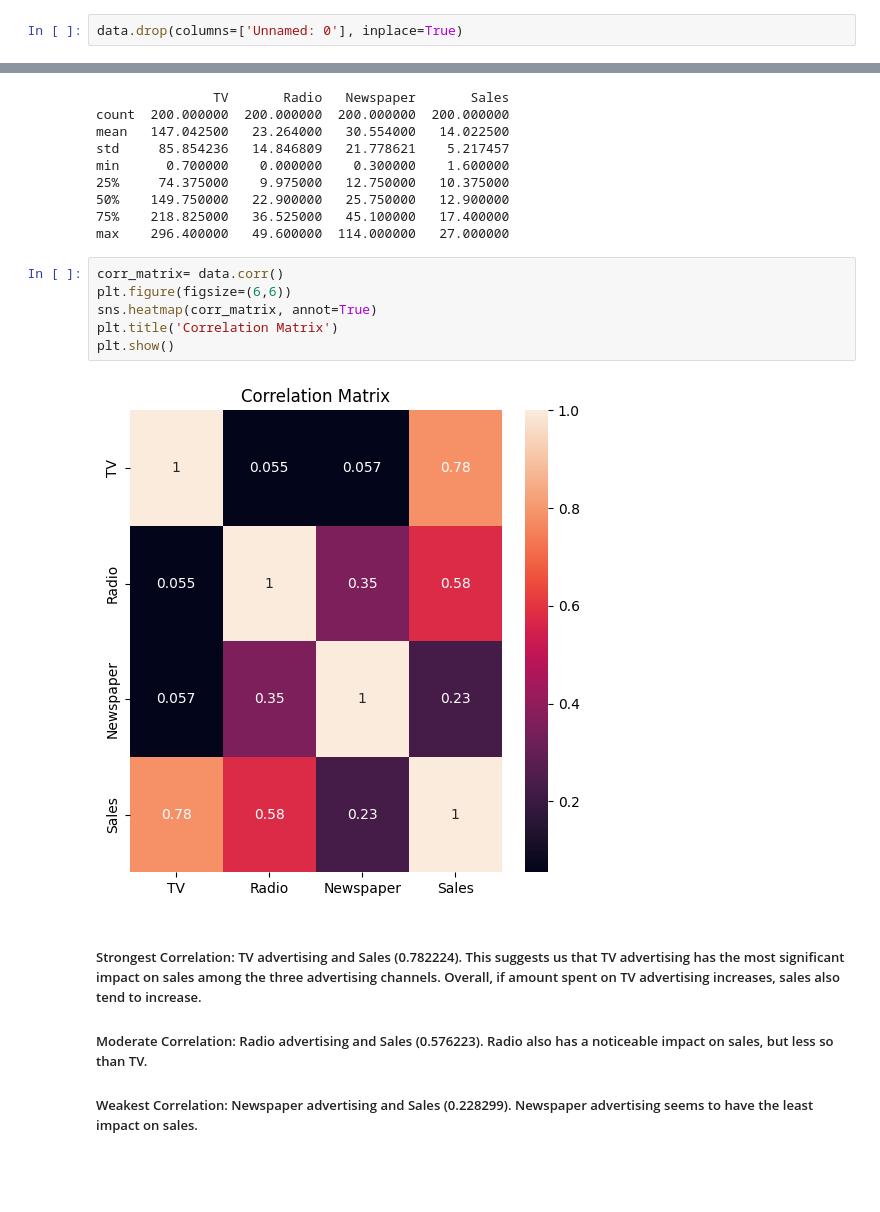
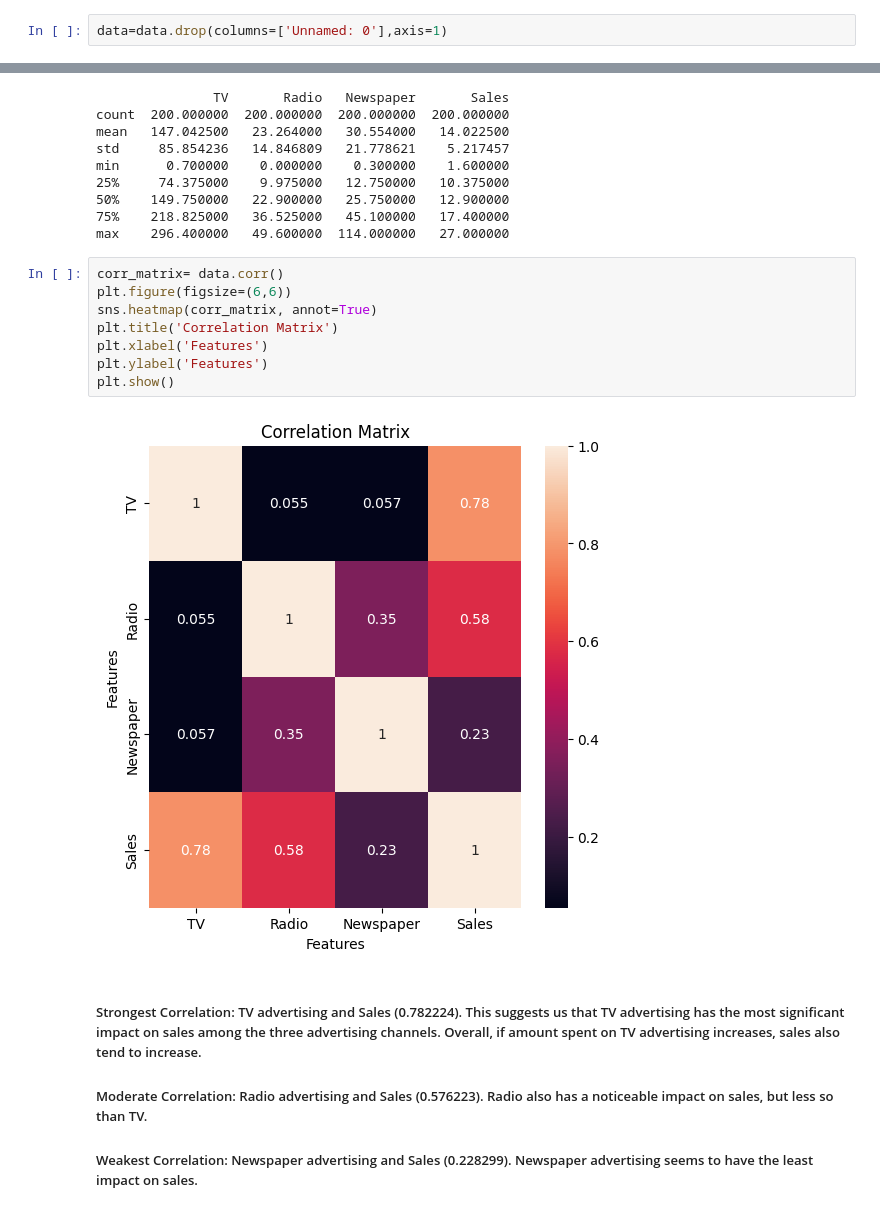
Before and after one commit to Megha211/OIBSIP, a Jupyter notebook: sales_prediction.ipynb, the cells around one changed output, grey strips where cells are left out. Cells and saved outputs as stored; diff of their text form; blank space fills up the shorter version.

```diff
--- a/sales_prediction.ipynb
+++ b/sales_prediction.ipynb
@@ -56,5 +59,5 @@ dtype: int64
 # %%
-data.drop(columns=['Unnamed: 0'], inplace=True)
+data=data.drop(columns=['Unnamed: 0'],axis=1)
 # %%
 data.head()
 # %% [output]
@@ -88,11 +91,13 @@ max    296.400000   49.600000  114.000000   27.000000
 # %%
 corr_matrix= data.corr()
 plt.figure(figsize=(6,6))
 sns.heatmap(corr_matrix, annot=True)
 plt.title('Correlation Matrix')
+plt.xlabel('Features')
+plt.ylabel('Features')
 plt.show()
 # %% [output]
-[figure, old version]
+[figure, new version]
 # %% [markdown]
 ##### Strongest Correlation: TV advertising and Sales (0.782224). This suggests us that TV advertising has the most significant impact on sales among the three advertising channels. Overall, if amount spent on TV advertising increases, sales also tend to increase.
 ##### Moderate Correlation: Radio advertising and Sales (0.576223). Radio also has a noticeable impact on sales, but less so than TV.
```
Also changed, not shown: parts of 25 cells of this notebook.
